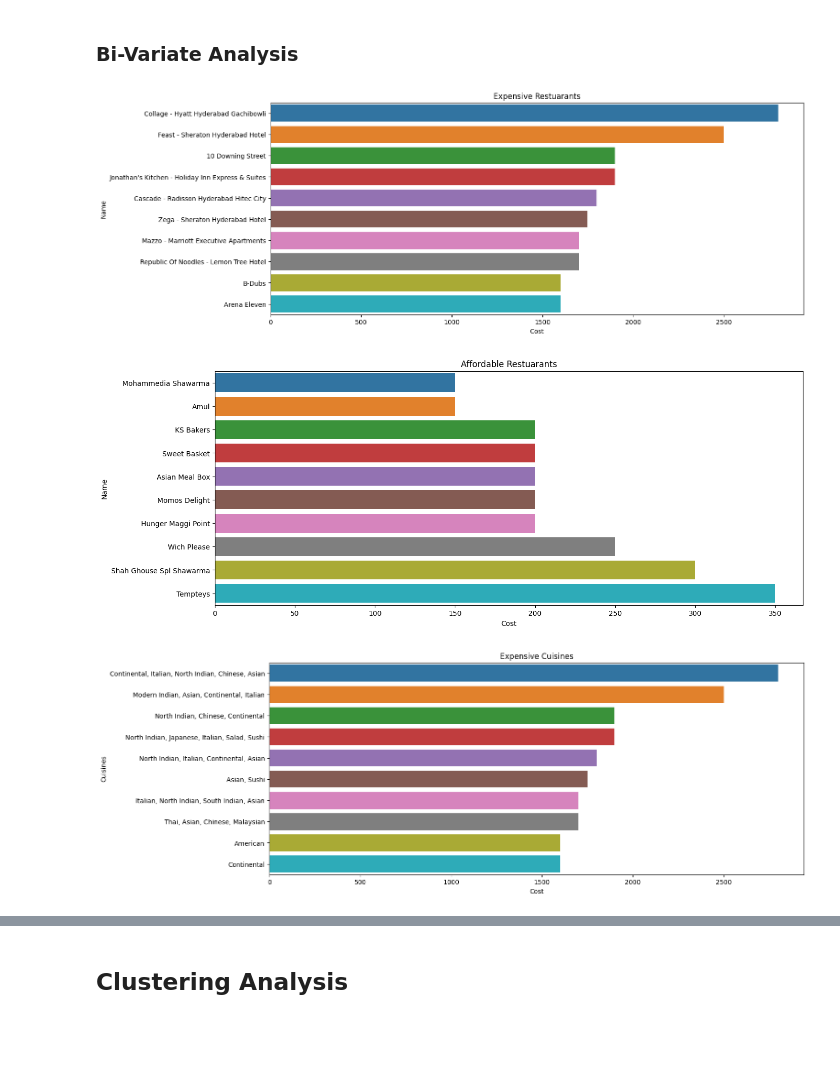
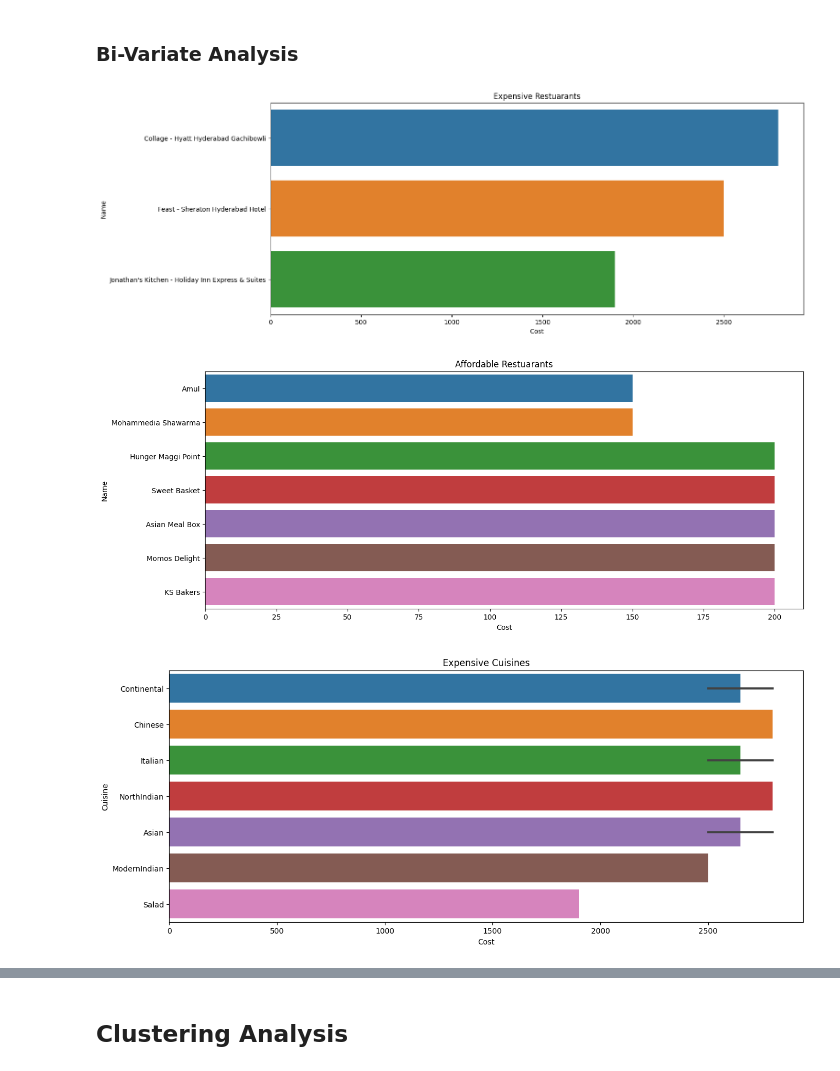
Before and after one commit to jtndr26/Zomato, a Jupyter notebook: Zomato_Restuarant_Clustering_and_Sentiment_Analysis.ipynb, the cells around one changed output, grey strips where cells are left out. Saved outputs shown, nothing was run; the diff lists cells and outputs as text; code cells hidden in the pictures; blank space fills up the shorter version.

```diff
--- a/Zomato_Restuarant_Clustering_and_Sentiment_Analysis.ipynb
+++ b/Zomato_Restuarant_Clustering_and_Sentiment_Analysis.ipynb
@@ -205,3 +210,7 @@ df1.describe()
 | 50% | 700.000000 |
 | 75% | 1200.000000 |
 | max | 2800.000000 |
+# %%
+df1['Cuisines'] = df1['Cuisines'].apply(lambda x:x.replace(' ',''))
+df1['Cuisine'] = df1['Cuisines'].apply(lambda x:x.split(','))
+df1.head()
@@ -207,0 +224,3 @@ df1.describe()
+# %%
+df1 = df1.explode('Cuisine')
+df1.head()
@@ -207,0 +234,3 @@ df1.describe()
+# %%
+df1.drop('Cuisines',axis = 1,inplace = True)
+df1['Cuisine'].value_counts()
@@ -318,20 +404,20 @@ sns.barplot(y = df1.sort_values('Cost',ascending = False)['Name'][:10],x = df1.s
 plt.title('Expensive Restuarants')
 plt.show()
 # %% [output]
-[figure, old version]
+[figure, new version]
 # %%
 plt.figure(figsize = (15,6))
 sns.barplot(y = df1.sort_values('Cost')['Name'][:10],x = df1.sort_values('Cost')['Cost'][:10])
 plt.title('Affordable Restuarants')
 plt.show()
 # %% [output]
-[figure, old version]
+[figure, new version]
 # %%
 plt.figure(figsize = (15,6))
-sns.barplot(y = df1.sort_values('Cost',ascending = False)['Cuisines'][:10],x = df1.sort_values('Cost',ascending = False)['Cost'][:10])
+sns.barplot(y = df1.sort_values('Cost',ascending = False)['Cuisine'][:10],x = df1.sort_values('Cost',ascending = False)['Cost'][:10])
 plt.title('Expensive Cuisines')
 plt.show()
 # %% [output]
-[figure, old version]
+[figure, new version]
 # %%
 plt.figure(figsize = (15,6))
```
Also changed, not shown: parts of 49 cells of this notebook.
